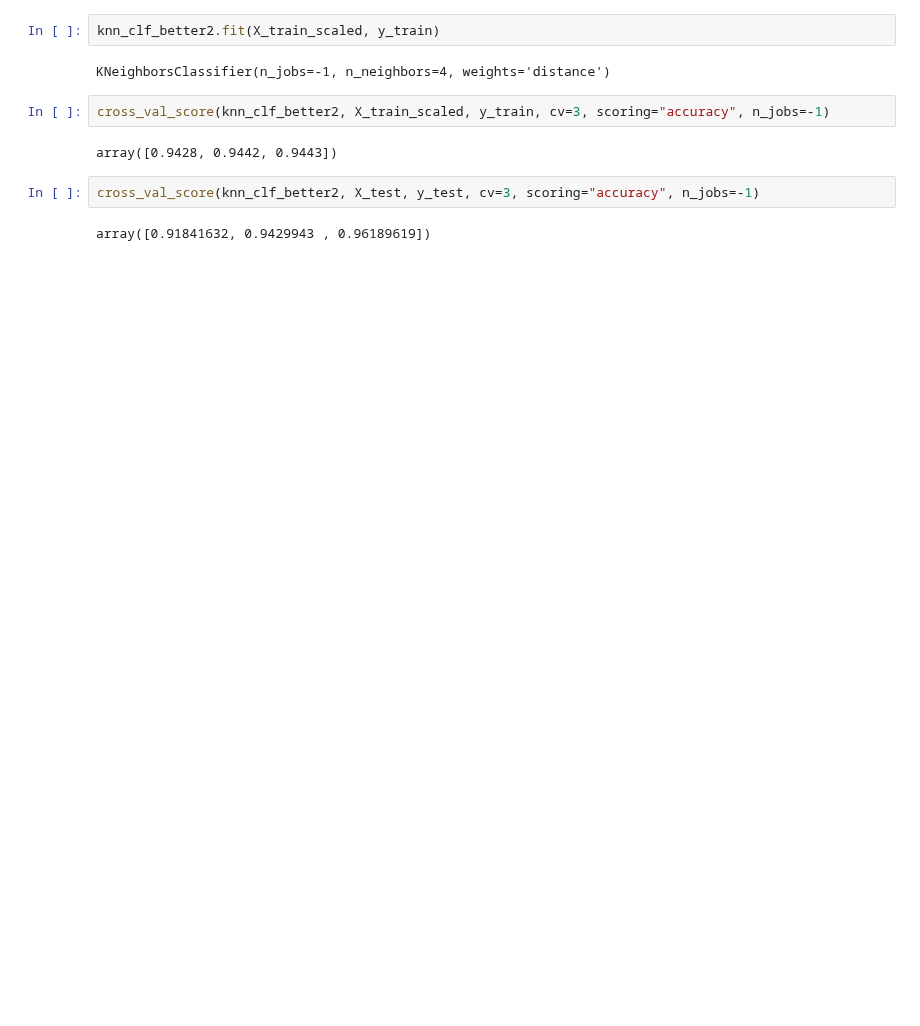
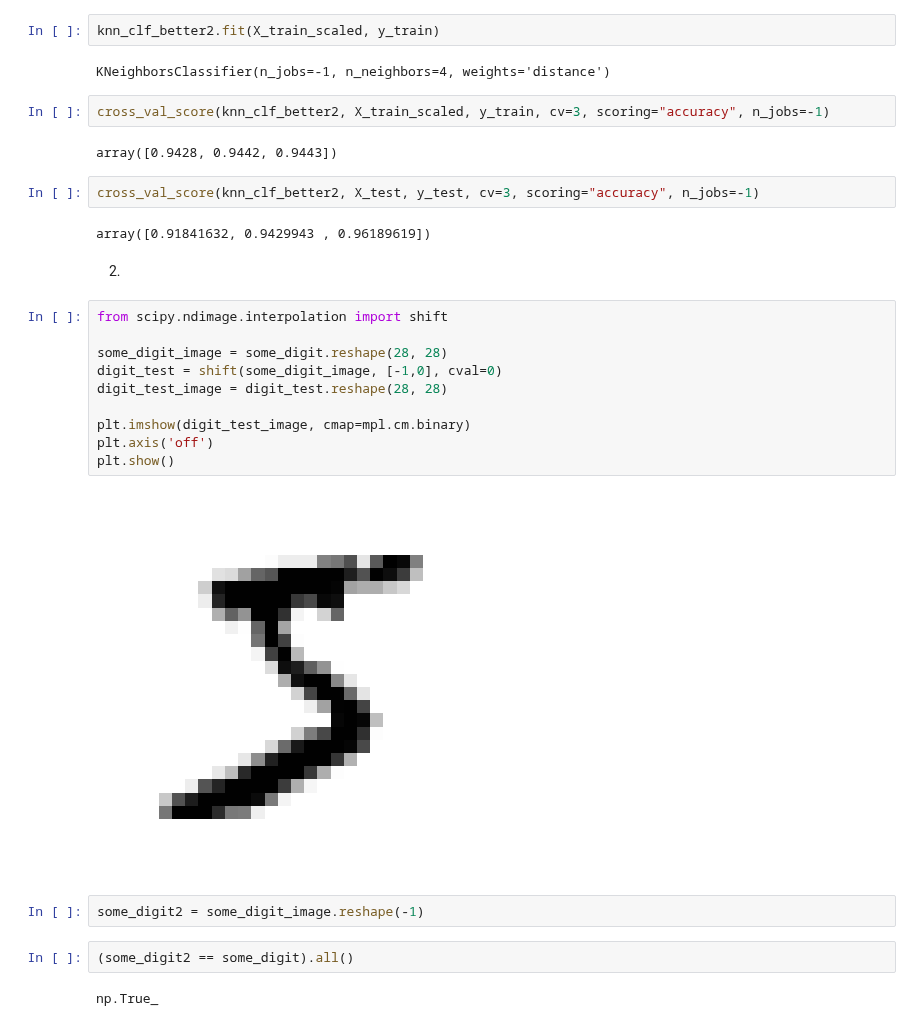
Before and after one commit to alinemitri/hands-on-ML-book, a Jupyter notebook: 03_project.ipynb, the cells around one changed output. Drawn from its saved outputs; the diff is of its cells as text; blank space fills up the shorter version.

```diff
--- a/03_project.ipynb
+++ b/03_project.ipynb
@@ -545,3 +545,23 @@ array([0.9428, 0.9442, 0.9443])
 cross_val_score(knn_clf_better2, X_test, y_test, cv=3, scoring="accuracy", n_jobs=-1)
 # %% [output]
 array([0.91841632, 0.9429943 , 0.96189619])
+# %% [markdown]
+2.
+# %%
+from scipy.ndimage.interpolation import shift
+
+some_digit_image = some_digit.reshape(28, 28)
+digit_test = shift(some_digit_image, [-1,0], cval=0)
+digit_test_image = digit_test.reshape(28, 28)
+
+plt.imshow(digit_test_image, cmap=mpl.cm.binary)
+plt.axis('off')
+plt.show()
+# %% [output]
+[figure, added]
+# %%
+some_digit2 = some_digit_image.reshape(-1)
+# %%
+(some_digit2 == some_digit).all()
+# %% [output]
+np.True_
```
Also changed, not shown: parts of 16 cells of this notebook.
